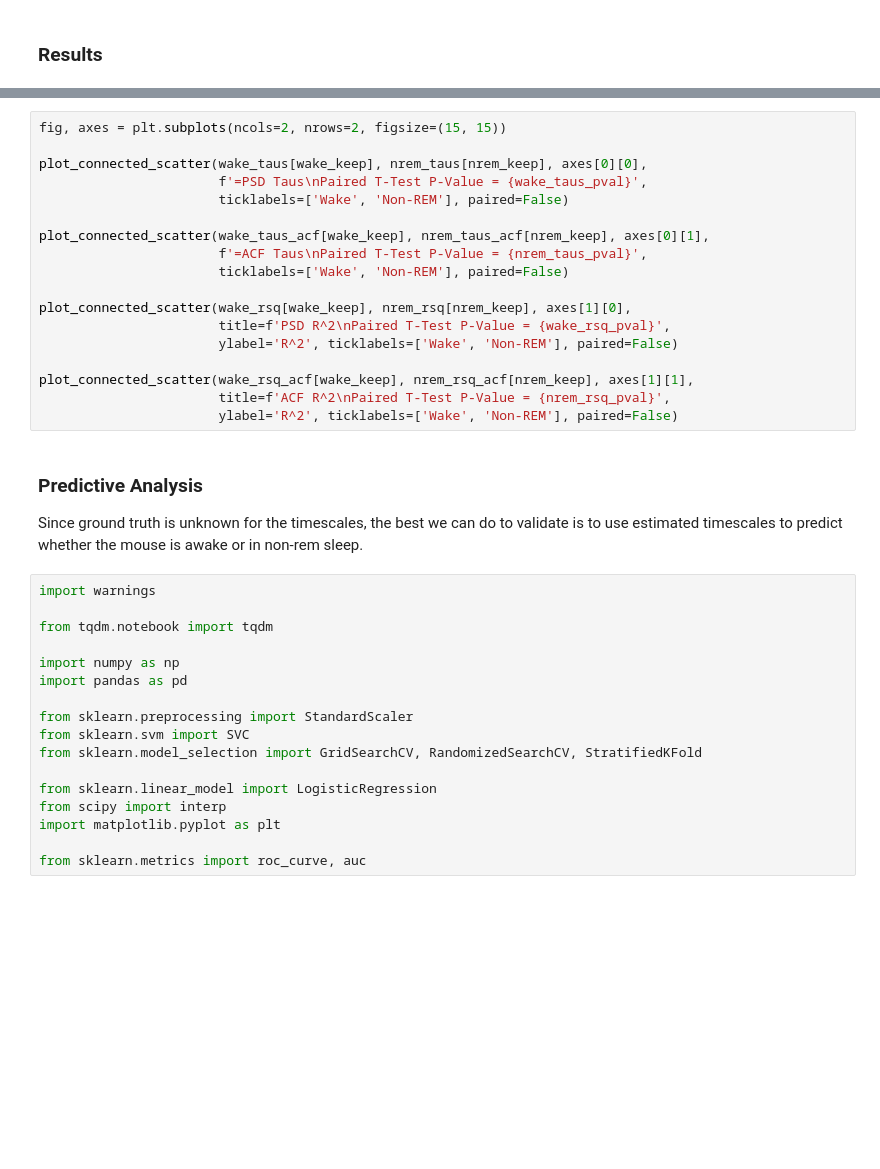
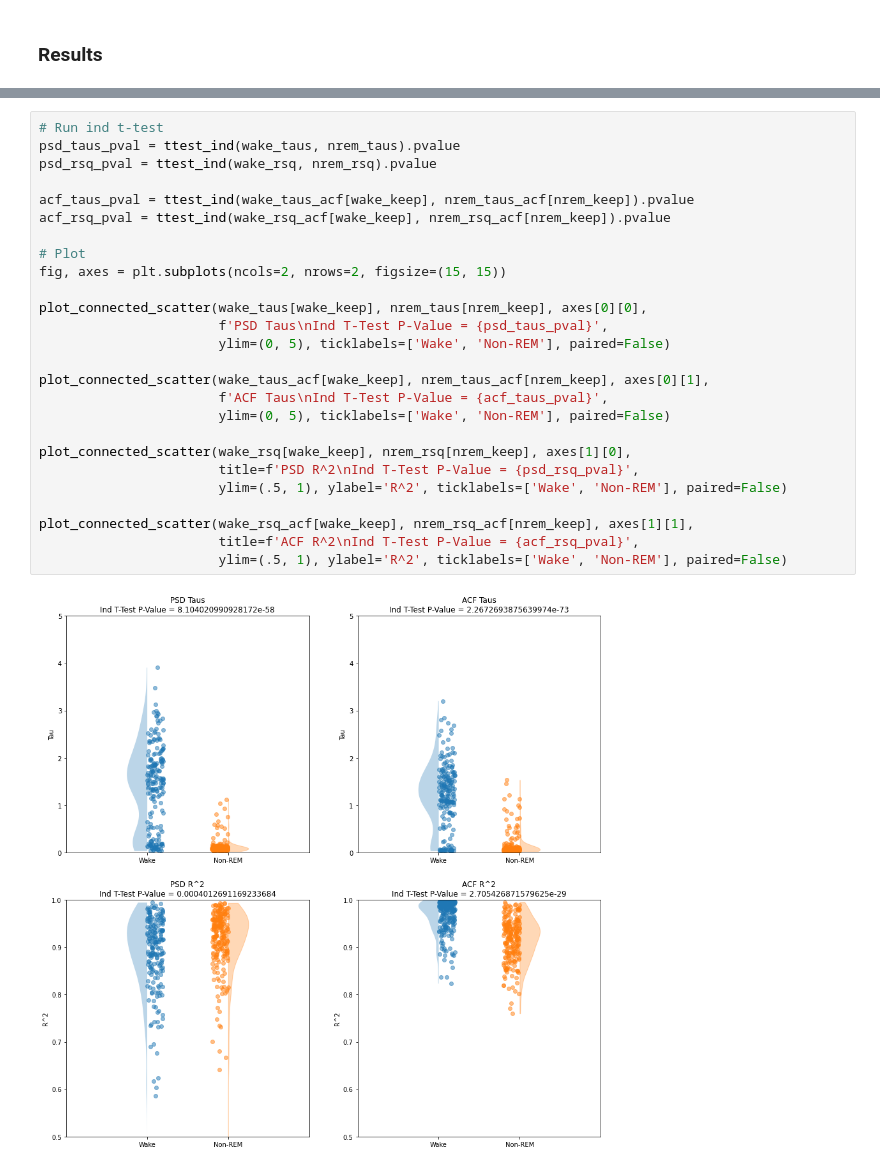
Before and after one commit to voytekresearch/timescale-methods, a Jupyter notebook: notebooks/sliding_window_timescales.ipynb, the cells around one changed output, grey strips where cells are left out. Drawn from its saved outputs; the diff is of its cells as text; blank space fills up the shorter version.

```diff
--- a/notebooks/sliding_window_timescales.ipynb
+++ b/notebooks/sliding_window_timescales.ipynb
@@ -367,38 +308,28 @@ plot_connected_scatter(nrem_rsq, nrem_rsq_acf, axes[1][1],
 # %%
+# Run ind t-test
+psd_taus_pval = ttest_ind(wake_taus, nrem_taus).pvalue
+psd_rsq_pval = ttest_ind(wake_rsq, nrem_rsq).pvalue
+
+acf_taus_pval = ttest_ind(wake_taus_acf[wake_keep], nrem_taus_acf[nrem_keep]).pvalue
+acf_rsq_pval = ttest_ind(wake_rsq_acf[wake_keep], nrem_rsq_acf[nrem_keep]).pvalue
+
+# Plot
 fig, axes = plt.subplots(ncols=2, nrows=2, figsize=(15, 15))
 
 plot_connected_scatter(wake_taus[wake_keep], nrem_taus[nrem_keep], axes[0][0],
-                       f'=PSD Taus\nPaired T-Test P-Value = {wake_taus_pval}',
-                       ticklabels=['Wake', 'Non-REM'], paired=False)
+                       f'PSD Taus\nInd T-Test P-Value = {psd_taus_pval}',
+                       ylim=(0, 5), ticklabels=['Wake', 'Non-REM'], paired=False)
 
 plot_connected_scatter(wake_taus_acf[wake_keep], nrem_taus_acf[nrem_keep], axes[0][1],
-                       f'=ACF Taus\nPaired T-Test P-Value = {nrem_taus_pval}',
-                       ticklabels=['Wake', 'Non-REM'], paired=False)
+                       f'ACF Taus\nInd T-Test P-Value = {acf_taus_pval}',
+                       ylim=(0, 5), ticklabels=['Wake', 'Non-REM'], paired=False)
 
 plot_connected_scatter(wake_rsq[wake_keep], nrem_rsq[nrem_keep], axes[1][0],
-                       title=f'PSD R^2\nPaired T-Test P-Value = {wake_rsq_pval}',
-                       ylabel='R^2', ticklabels=['Wake', 'Non-REM'], paired=False)
+                       title=f'PSD R^2\nInd T-Test P-Value = {psd_rsq_pval}',
+                       ylim=(.5, 1), ylabel='R^2', ticklabels=['Wake', 'Non-REM'], paired=False)
 
 plot_connected_scatter(wake_rsq_acf[wake_keep], nrem_rsq_acf[nrem_keep], axes[1][1],
-                       title=f'ACF R^2\nPaired T-Test P-Value = {nrem_rsq_pval}',
-                       ylabel='R^2', ticklabels=['Wake', 'Non-REM'], paired=False)
+                       title=f'ACF R^2\nInd T-Test P-Value = {acf_rsq_pval}',
+                       ylim=(.5, 1), ylabel='R^2', ticklabels=['Wake', 'Non-REM'], paired=False)
+# %% [output]
+[figure, added]
-# %% [markdown]
-### Predictive Analysis
-Since ground truth is unknown for the timescales, the best we can do to validate is to use estimated timescales to predict whether the mouse is awake or in non-rem sleep.
-# %%
-import warnings
-
-from tqdm.notebook import tqdm
-
-import numpy as np
-import pandas as pd
-
-from sklearn.preprocessing import StandardScaler
-from sklearn.svm import SVC
-from sklearn.model_selection import GridSearchCV, RandomizedSearchCV, StratifiedKFold
-
-from sklearn.linear_model import LogisticRegression
-from scipy import interp
-import matplotlib.pyplot as plt
-
-from sklearn.metrics import roc_curve, auc
```
Also changed, not shown: parts of 25 cells of this notebook.
